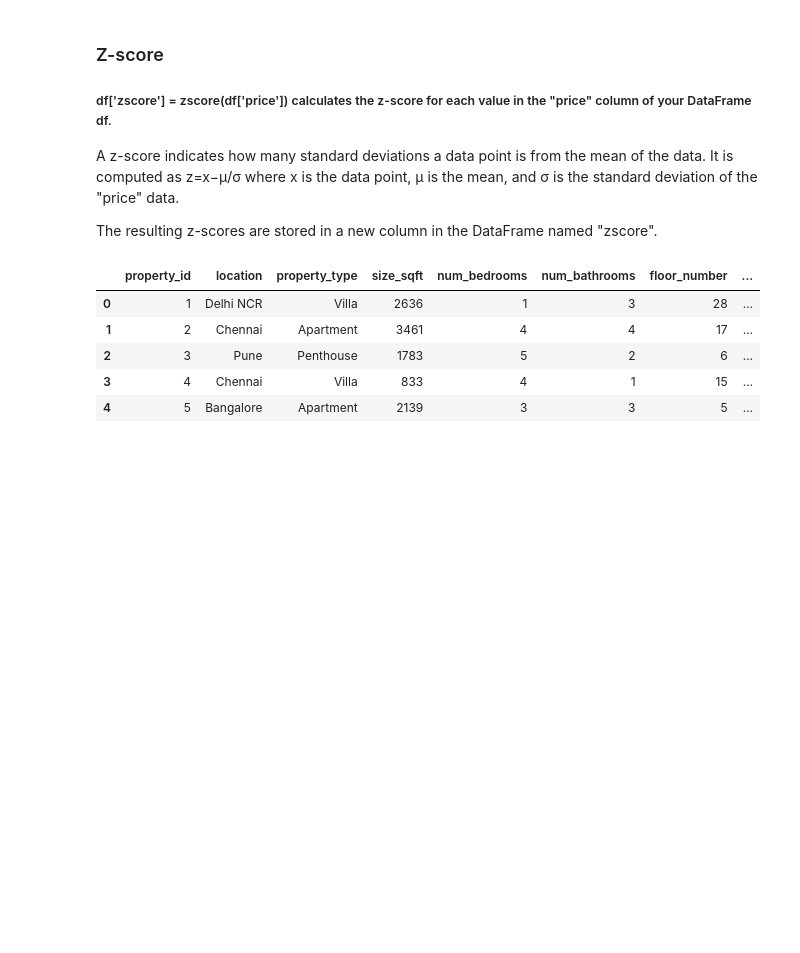
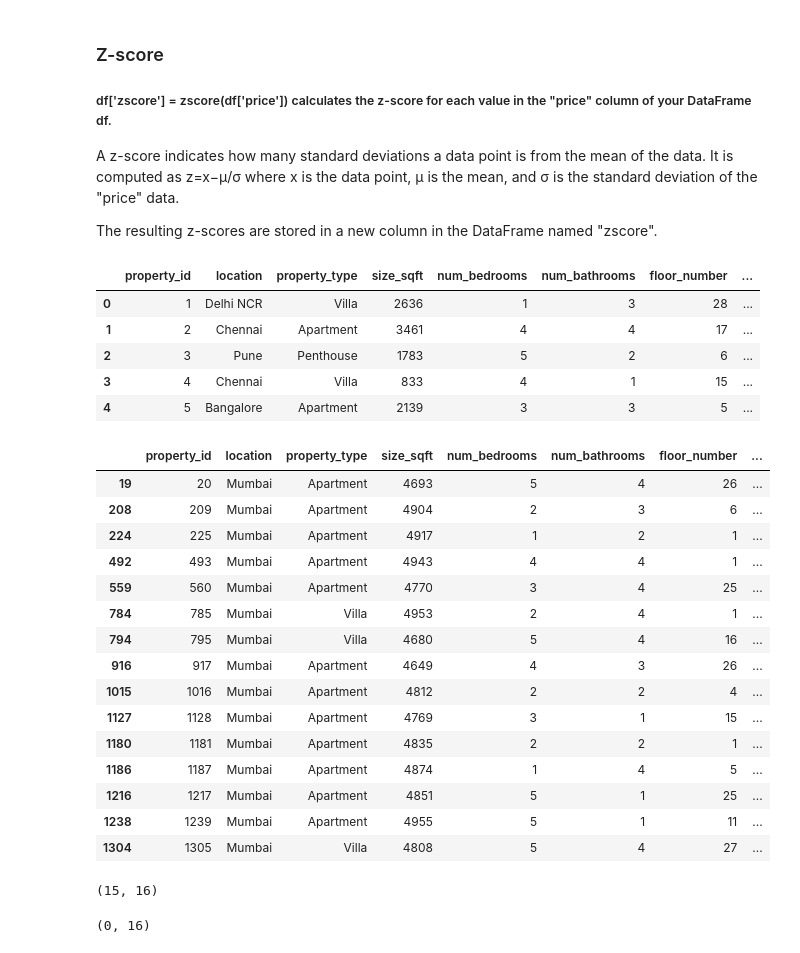
Before and after one commit to Siddhi-S-Thakur/EDA-RealEstate, a Jupyter notebook: EDA_on_Realtydataset.ipynb, the cells around one changed output. Saved outputs shown, nothing was run; the diff lists cells and outputs as text; code cells hidden in the pictures; blank space fills up the shorter version.

```diff
--- a/EDA_on_Realtydataset.ipynb
+++ b/EDA_on_Realtydataset.ipynb
@@ -228,3 +228,30 @@ df.head()
 | 2 | 3 | Pune | Penthouse | 1783 | 5 | 2 | 6 | ... |
 | 3 | 4 | Chennai | Villa | 833 | 4 | 1 | 15 | ... |
 | 4 | 5 | Bangalore | Apartment | 2139 | 3 | 3 | 5 | ... |
+# %%
+df[df['zscore']>3]
+# %% [output]
+|  | property_id | location | property_type | size_sqft | num_bedrooms | num_bathrooms | floor_number | ... |
+| 19 | 20 | Mumbai | Apartment | 4693 | 5 | 4 | 26 | ... |
+| 208 | 209 | Mumbai | Apartment | 4904 | 2 | 3 | 6 | ... |
+| 224 | 225 | Mumbai | Apartment | 4917 | 1 | 2 | 1 | ... |
+| 492 | 493 | Mumbai | Apartment | 4943 | 4 | 4 | 1 | ... |
+| 559 | 560 | Mumbai | Apartment | 4770 | 3 | 4 | 25 | ... |
+| 784 | 785 | Mumbai | Villa | 4953 | 2 | 4 | 1 | ... |
+| 794 | 795 | Mumbai | Villa | 4680 | 5 | 4 | 16 | ... |
+| 916 | 917 | Mumbai | Apartment | 4649 | 4 | 3 | 26 | ... |
+| 1015 | 1016 | Mumbai | Apartment | 4812 | 2 | 2 | 4 | ... |
+| 1127 | 1128 | Mumbai | Apartment | 4769 | 3 | 1 | 15 | ... |
+| 1180 | 1181 | Mumbai | Apartment | 4835 | 2 | 2 | 1 | ... |
+| 1186 | 1187 | Mumbai | Apartment | 4874 | 1 | 4 | 5 | ... |
+| 1216 | 1217 | Mumbai | Apartment | 4851 | 5 | 1 | 25 | ... |
+| 1238 | 1239 | Mumbai | Apartment | 4955 | 5 | 1 | 11 | ... |
+| 1304 | 1305 | Mumbai | Villa | 4808 | 5 | 4 | 27 | ... |
+# %%
+df[df['zscore']>3].shape
+# %% [output]
+(15, 16)
+# %%
+df[df['zscore']<-3].shape
+# %% [output]
+(0, 16)
```
Also changed, not shown: parts of 11 cells of this notebook.
